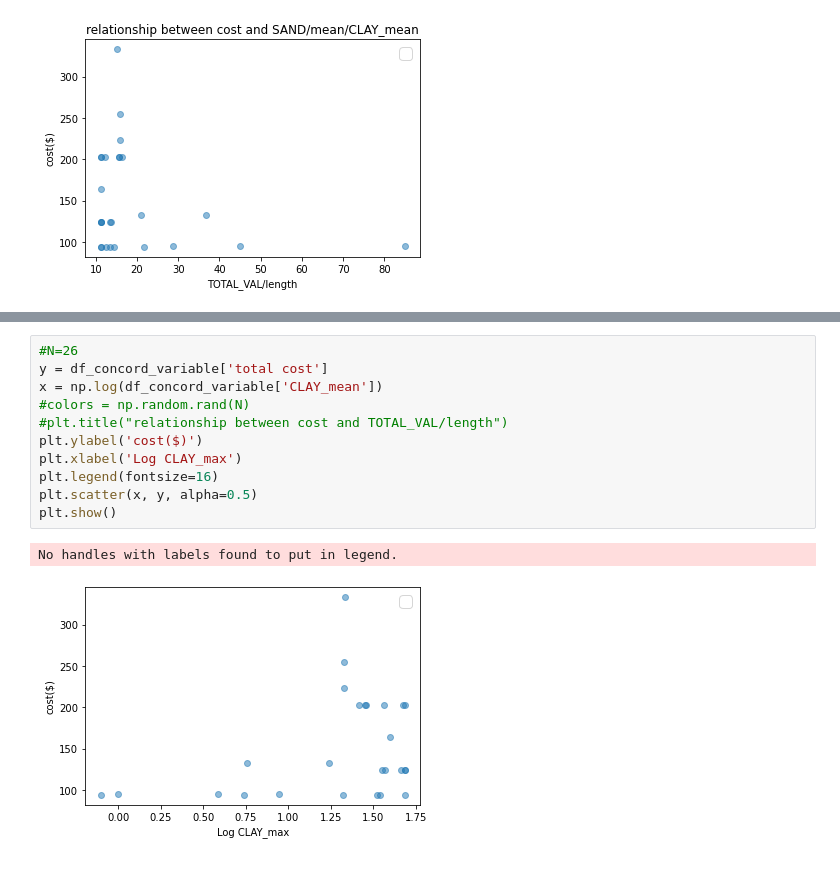
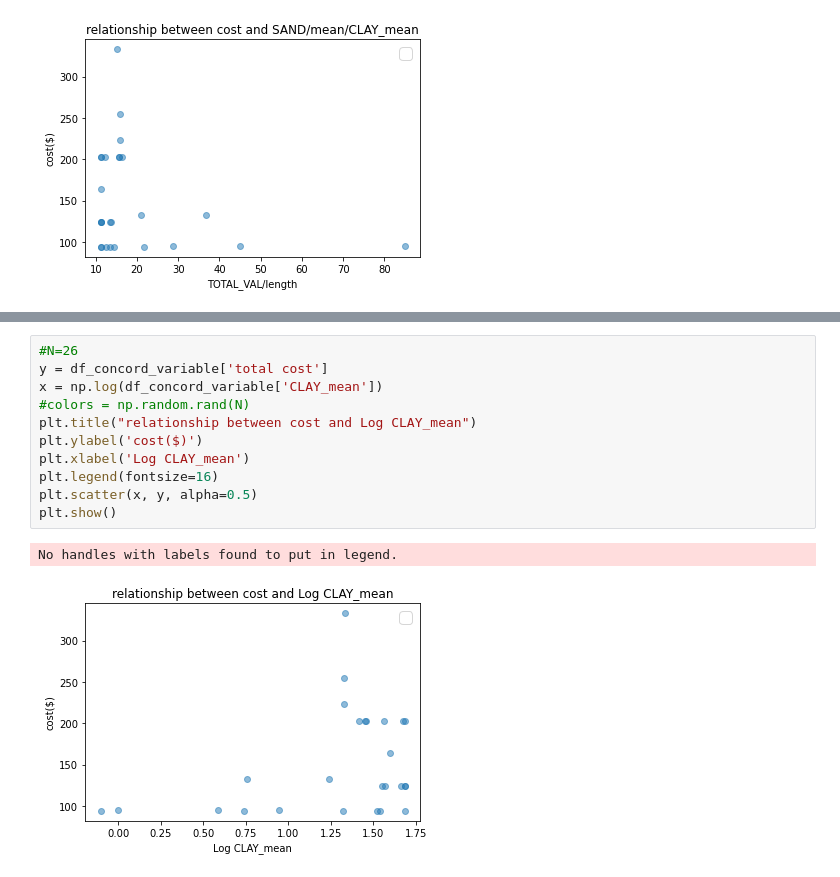
Before and after one commit to narslab/project-groundwork, a Jupyter notebook: bin/jupyter/plots-relationship between cost and variables.ipynb, the cells around one changed output, grey strips where cells are left out. Cells and saved outputs as stored; diff of their text form.

```diff
--- a/bin/jupyter/plots-relationship between cost and variables.ipynb
+++ b/bin/jupyter/plots-relationship between cost and variables.ipynb
@@ -241,17 +241,17 @@ No handles with labels found to put in legend.
 # %%
 #N=26
 y = df_concord_variable['total cost']
 x = np.log(df_concord_variable['CLAY_mean'])
 #colors = np.random.rand(N)
-#plt.title("relationship between cost and TOTAL_VAL/length")
+plt.title("relationship between cost and Log CLAY_mean")
 plt.ylabel('cost($)')
-plt.xlabel('Log CLAY_max')
+plt.xlabel('Log CLAY_mean')
 plt.legend(fontsize=16)
 plt.scatter(x, y, alpha=0.5)
 plt.show()
 # %% [output]
 No handles with labels found to put in legend.
-[figure, old version]
+[figure, new version]
 # %%
 data = df_concord_variable
 # use the scatterplot function to build the bubble map
```
Also changed, not shown: parts of 8 cells of this notebook, 2 other files.
